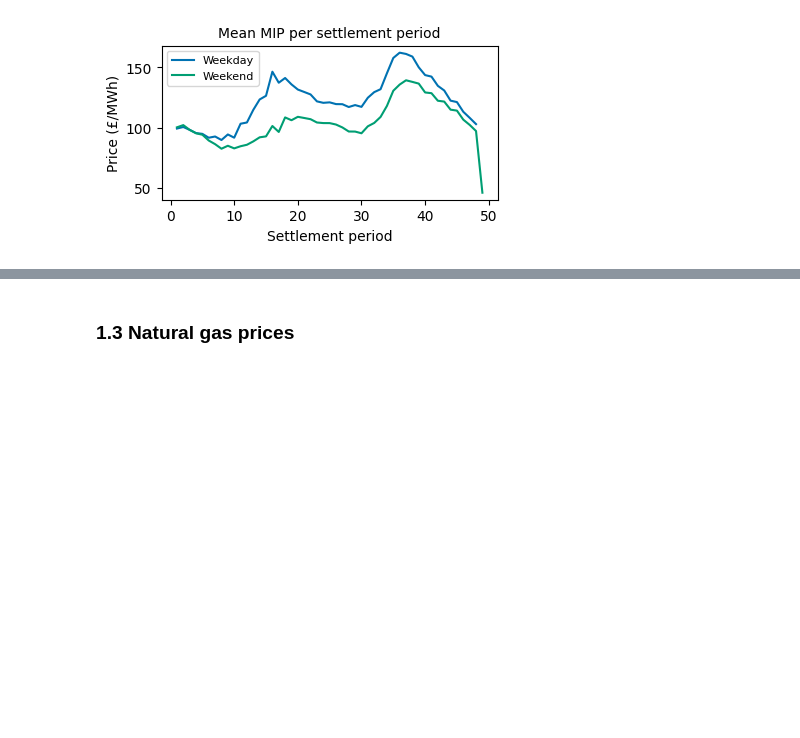
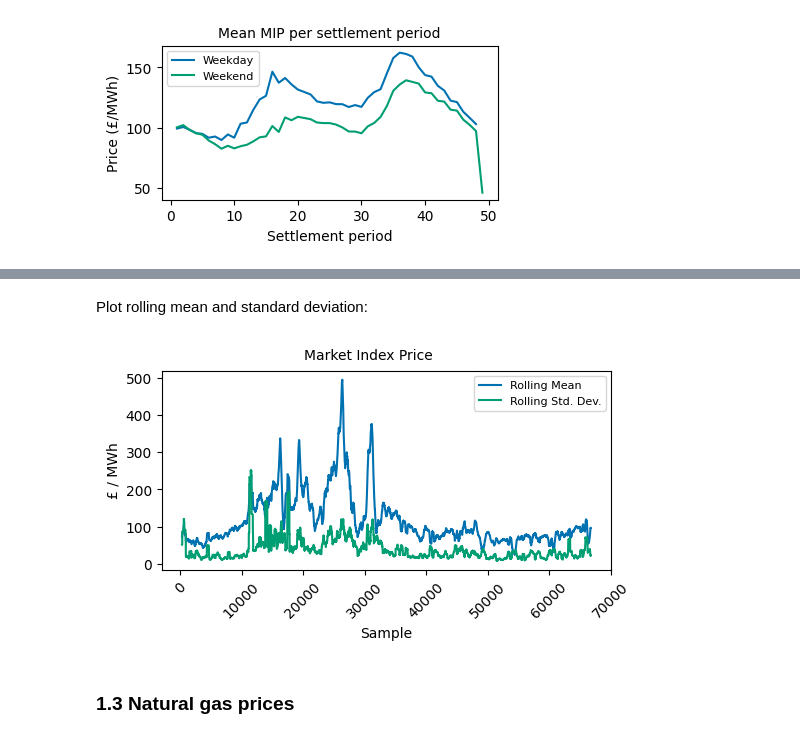
Before and after one commit to christianfenton/electricity_pricing, a Jupyter notebook: notebooks/exploratory_analysis.ipynb, the cells around one changed output, grey strips where cells are left out. Drawn from its saved outputs; the diff is of its cells as text; code cells hidden in the pictures; blank space fills up the shorter version.

```diff
--- a/notebooks/exploratory_analysis.ipynb
+++ b/notebooks/exploratory_analysis.ipynb
@@ -153,3 +152,21 @@ There are generally two peaks and two troughs in price per day. Each settlement
+# %% [markdown]
+Plot rolling mean and standard deviation:
+# %%
+mip = df_electricity['marketIndexPrice']
+mip_rolling_avg = mip.rolling(48*7).mean().dropna()
+mip_rolling_std = mip.rolling(48*7).std().dropna()
+
+fig, ax = plt.subplots(figsize=(16/3, 9/3), layout='constrained')
+ax.plot(mip_rolling_avg, label='Rolling Mean')
+ax.plot(mip_rolling_std, label='Rolling Std. Dev.')
+ax.set_xlabel('Sample')
+ax.set_ylabel('£ / MWh', fontsize=10)
+ax.legend(fontsize=8)
+fig.suptitle('Market Index Price', fontsize=10)
+plt.xticks(rotation=45)
+plt.show()
+# %% [output]
+[figure, added]
 # %% [markdown]
 ### 1.3 Natural gas prices
 # %%
```
Also changed, not shown: parts of 13 cells of this notebook, 1 other file.
